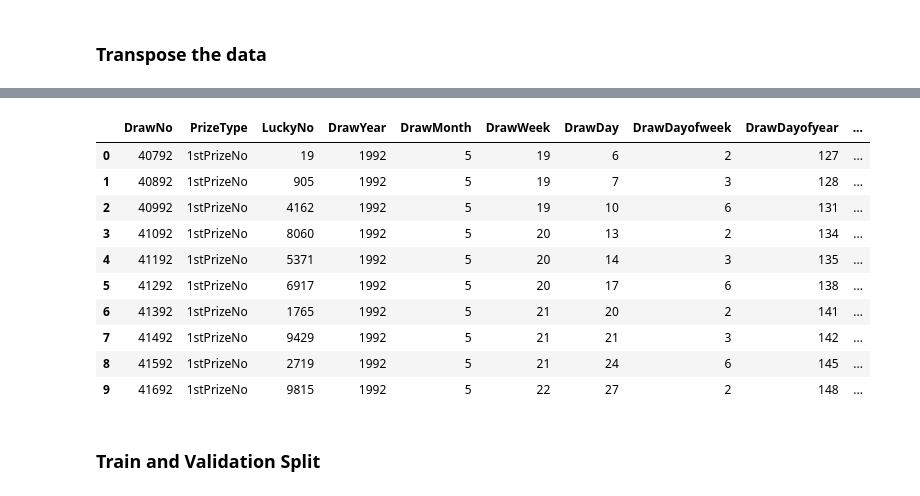
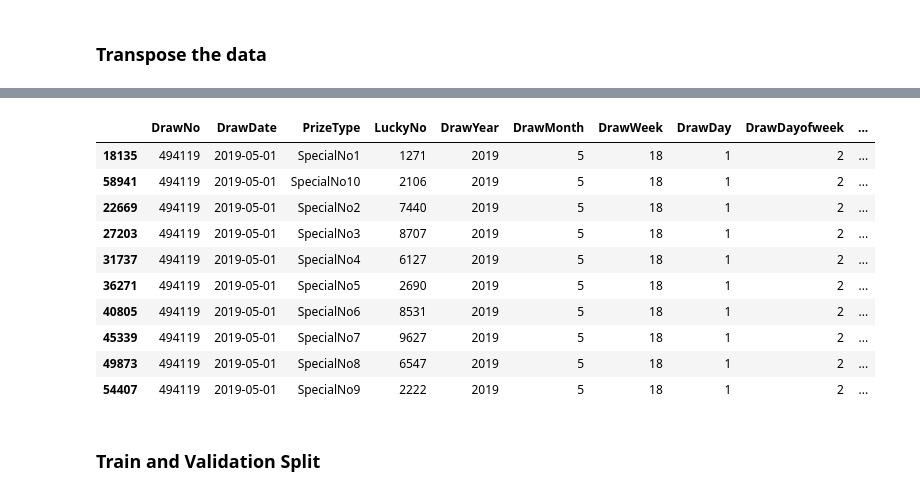
Before and after one commit to mengwangk/dl-projects, a Jupyter notebook: fortunenet.ipynb, the cells around one changed output, grey strips where cells are left out. Saved outputs shown, nothing was run; the diff lists cells and outputs as text; code cells hidden in the pictures.

```diff
--- a/fortunenet.ipynb
+++ b/fortunenet.ipynb
@@ -136,7 +136,7 @@ df.tail(10).T
 ### Transpose the data
 # %%
 df_transposed = df.melt(id_vars=["DrawNo", "DrawDate"], var_name="PrizeType", value_name="LuckyNo")
-# df_transposed = df_transposed.sort_values(["DrawNo", "DrawDate", "PrizeType"], ascending=False)
+df_transposed = df_transposed.sort_values(["DrawNo", "DrawDate", "PrizeType"], ascending=True)
 df_transposed['DrawDate'] = pd.to_datetime(df_transposed['DrawDate'], format='%Y%m%d')
 df_transposed.info()
 # %% [output]
@@ -161,28 +161,28 @@ df_transposed.head(23).T
 # %%
 # Split the date into year, month, day, day of week
 # df_transformed["DrawYear"] = pd.DatetimeIndex(df_transformed["DrawDate"]).year
 # df_transformed["DrawMonth"] = pd.DatetimeIndex(df_transformed["DrawDate"]).month
 # df_transformed["DrawDay"] = pd.DatetimeIndex(df_transformed["DrawDate"]).day
 # df_transformed["DrawDayOfYear"] = pd.DatetimeIndex(df_transformed["DrawDate"]).dayofyear
 # df_transformed["DrawDayOfWeek"] = pd.DatetimeIndex(df_transformed["DrawDate"]).dayofweek
 # df_transformed["DrawWeekDay"] = pd.DatetimeIndex(df_transformed["DrawDate"]).weekday
 # df_transformed["DrawWeekOfYear"] = pd.DatetimeIndex(df_transformed["DrawDate"]).weekofyear
 # df_transformed["DrawQuarter"] = pd.DatetimeIndex(df_transformed["DrawDate"]).quarter
 df_processed = df_transposed.copy()
-add_datepart(df_processed, 'DrawDate')
-df_processed.head(10)
+add_datepart(df_processed, 'DrawDate', drop=False)
+df_processed.tail(10)
 # %% [output]
-|  | DrawNo | PrizeType | LuckyNo | DrawYear | DrawMonth | DrawWeek | DrawDay | DrawDayofweek | DrawDayofyear | ... |
-| 0 | 40792 | 1stPrizeNo | 19 | 1992 | 5 | 19 | 6 | 2 | 127 | ... |
-| 1 | 40892 | 1stPrizeNo | 905 | 1992 | 5 | 19 | 7 | 3 | 128 | ... |
-| 2 | 40992 | 1stPrizeNo | 4162 | 1992 | 5 | 19 | 10 | 6 | 131 | ... |
-| 3 | 41092 | 1stPrizeNo | 8060 | 1992 | 5 | 20 | 13 | 2 | 134 | ... |
-| 4 | 41192 | 1stPrizeNo | 5371 | 1992 | 5 | 20 | 14 | 3 | 135 | ... |
-| 5 | 41292 | 1stPrizeNo | 6917 | 1992 | 5 | 20 | 17 | 6 | 138 | ... |
-| 6 | 41392 | 1stPrizeNo | 1765 | 1992 | 5 | 21 | 20 | 2 | 141 | ... |
-| 7 | 41492 | 1stPrizeNo | 9429 | 1992 | 5 | 21 | 21 | 3 | 142 | ... |
-| 8 | 41592 | 1stPrizeNo | 2719 | 1992 | 5 | 21 | 24 | 6 | 145 | ... |
-| 9 | 41692 | 1stPrizeNo | 9815 | 1992 | 5 | 22 | 27 | 2 | 148 | ... |
+|  | DrawNo | DrawDate | PrizeType | LuckyNo | DrawYear | DrawMonth | DrawWeek | DrawDay | DrawDayofweek | ... |
+| 18135 | 494119 | 2019-05-01 | SpecialNo1 | 1271 | 2019 | 5 | 18 | 1 | 2 | ... |
+| 58941 | 494119 | 2019-05-01 | SpecialNo10 | 2106 | 2019 | 5 | 18 | 1 | 2 | ... |
+| 22669 | 494119 | 2019-05-01 | SpecialNo2 | 7440 | 2019 | 5 | 18 | 1 | 2 | ... |
+| 27203 | 494119 | 2019-05-01 | SpecialNo3 | 8707 | 2019 | 5 | 18 | 1 | 2 | ... |
+| 31737 | 494119 | 2019-05-01 | SpecialNo4 | 6127 | 2019 | 5 | 18 | 1 | 2 | ... |
+| 36271 | 494119 | 2019-05-01 | SpecialNo5 | 2690 | 2019 | 5 | 18 | 1 | 2 | ... |
+| 40805 | 494119 | 2019-05-01 | SpecialNo6 | 8531 | 2019 | 5 | 18 | 1 | 2 | ... |
+| 45339 | 494119 | 2019-05-01 | SpecialNo7 | 9627 | 2019 | 5 | 18 | 1 | 2 | ... |
+| 49873 | 494119 | 2019-05-01 | SpecialNo8 | 6547 | 2019 | 5 | 18 | 1 | 2 | ... |
+| 54407 | 494119 | 2019-05-01 | SpecialNo9 | 2222 | 2019 | 5 | 18 | 1 | 2 | ... |
 # %% [markdown]
 ### Train and Validation Split
 # %%
```
Also changed, not shown: parts of 3 cells of this notebook.
